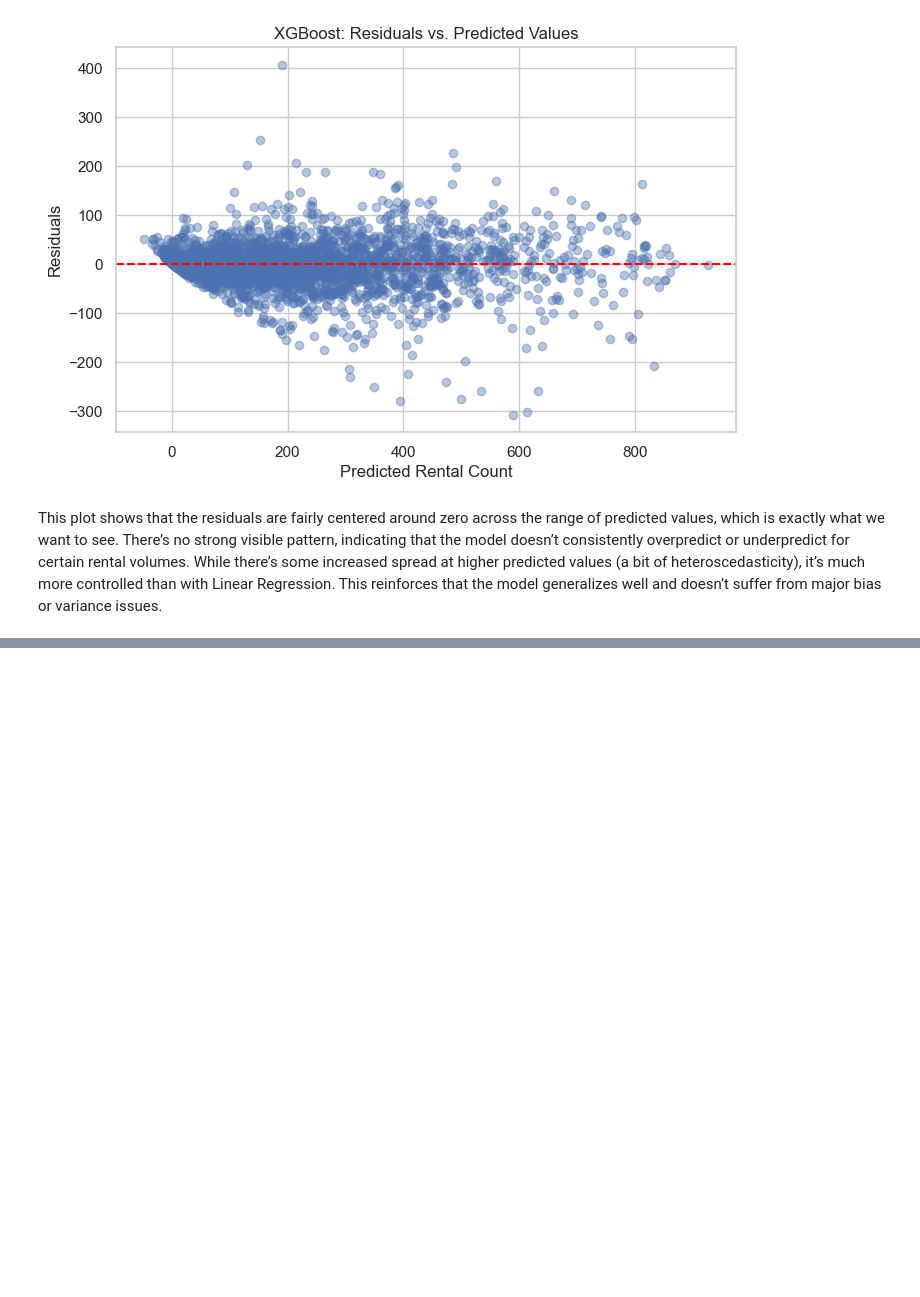
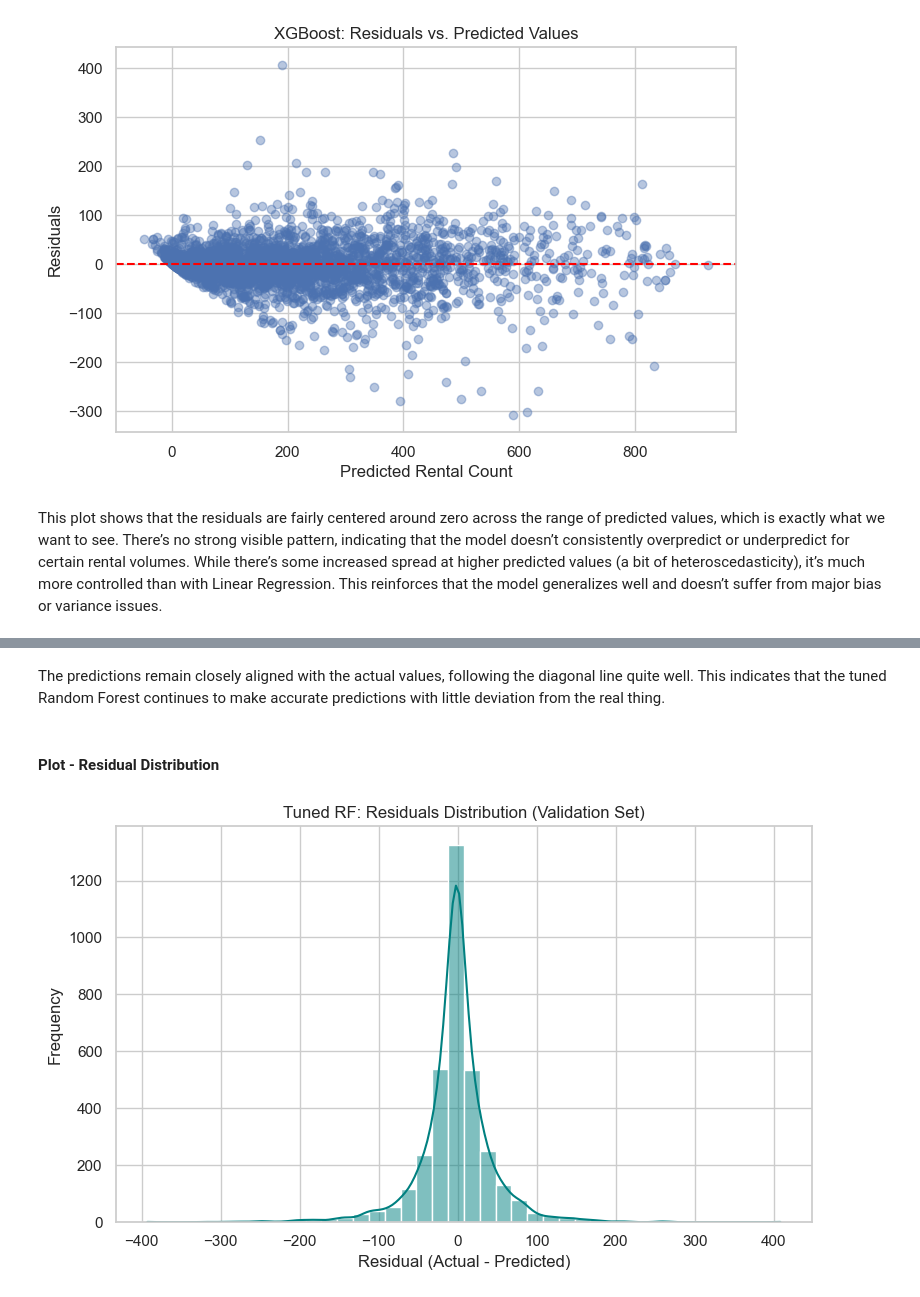
Before and after one commit to sofiagzzloz/ML-fundamentals-2025, a Jupyter notebook: assignmentII/assignment_2_sofia_gonzalez.ipynb, the cells around one changed output, grey strips where cells are left out. Saved outputs shown, nothing was run; the diff lists cells and outputs as text; code cells hidden in the pictures; blank space fills up the shorter version.

```diff
--- a/assignmentII/assignment_2_sofia_gonzalez.ipynb
+++ b/assignmentII/assignment_2_sofia_gonzalez.ipynb
@@ -628,0 +724,17 @@ This plot shows that the residuals are fairly centered around zero across the ra
+# %% [markdown]
+The predictions remain closely aligned with the actual values, following the diagonal line quite well. This indicates that the tuned Random Forest continues to make accurate predictions with little deviation from the real thing.
+# %% [markdown]
+#### Plot - Residual Distribution
+# %%
+residuals_rf_tuned = y_val - y_val_pred_rf_tuned
+
+plt.figure(figsize=(8, 5))
+sns.histplot(residuals_rf_tuned, kde=True, bins=40, color='teal')
+plt.title("Tuned RF: Residuals Distribution (Validation Set)")
+plt.xlabel("Residual (Actual - Predicted)")
+plt.ylabel("Frequency")
+plt.grid(True)
+plt.tight_layout()
+plt.show()
+# %% [output]
+[figure, added]
```
Also changed, not shown: parts of 31 cells of this notebook.
